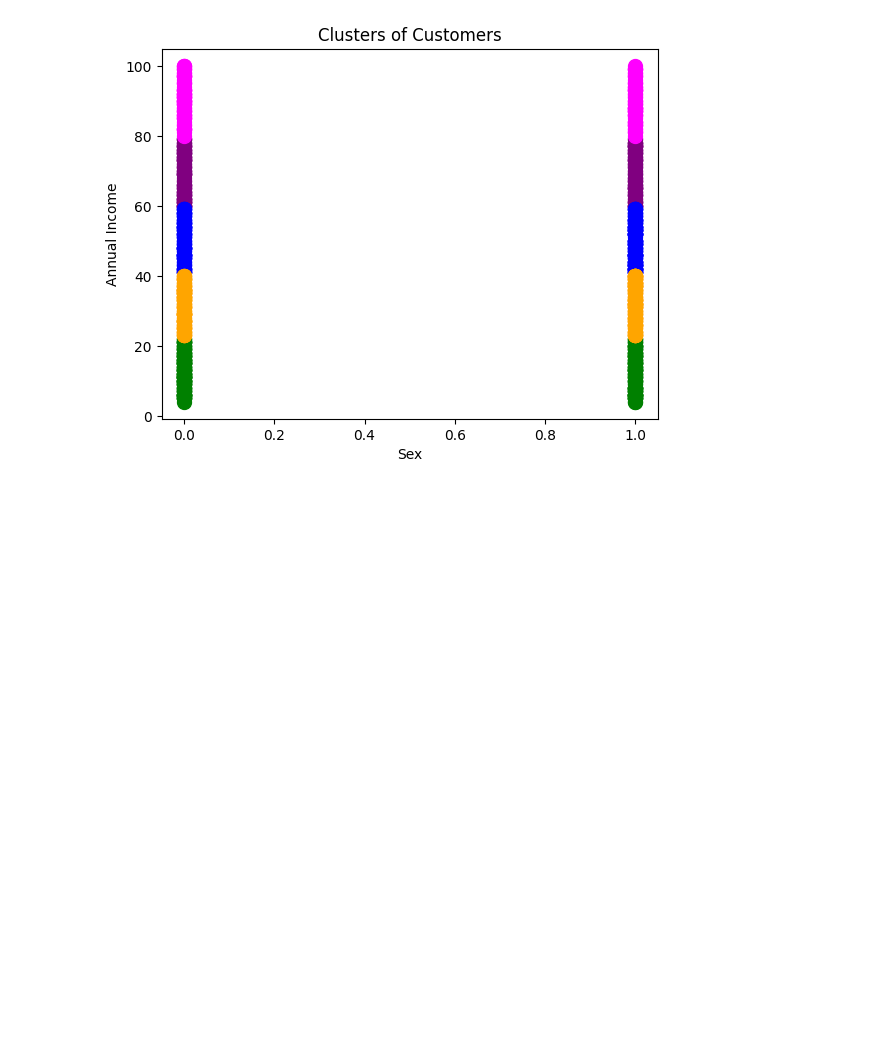
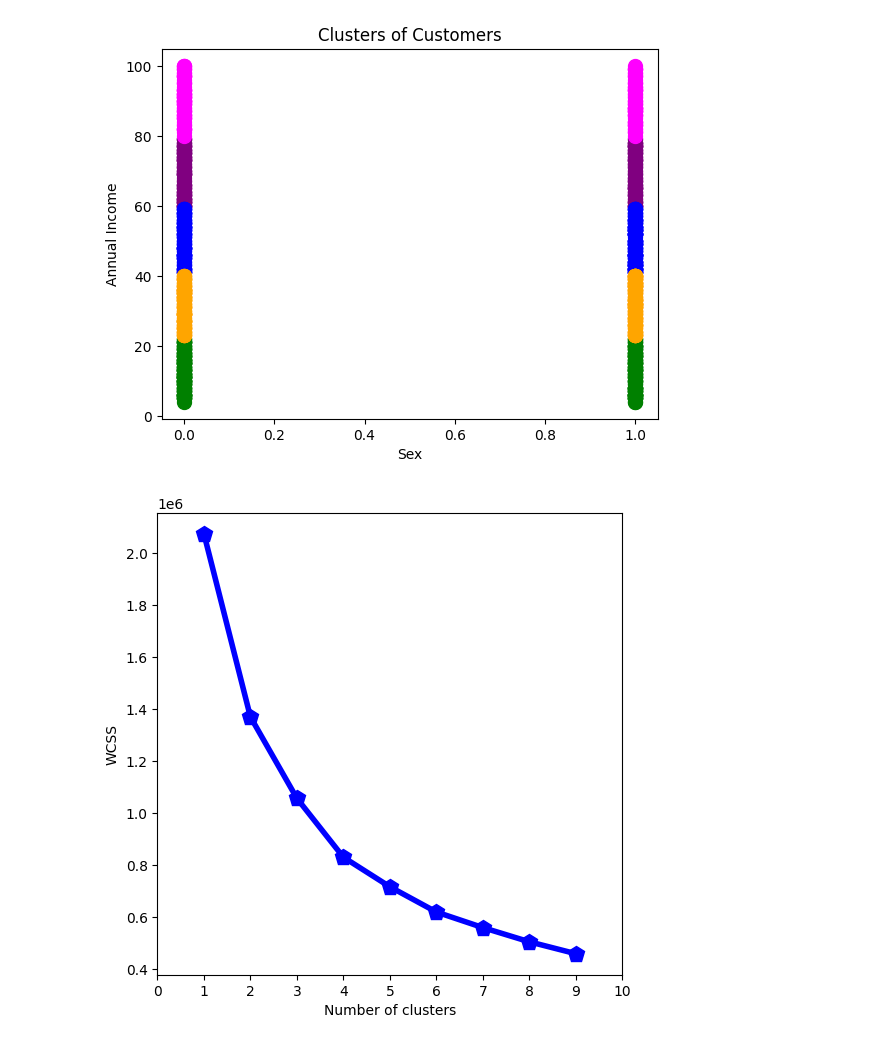
Before and after one commit to DavidC0011/MiniTermProject, a Jupyter notebook: MiniTermProject_KMeans.ipynb, the cells around one changed output. Cells and saved outputs as stored; diff of their text form; code cells hidden in the pictures; blank space fills up the shorter version.

```diff
--- a/MiniTermProject_KMeans.ipynb
+++ b/MiniTermProject_KMeans.ipynb
@@ -6,7 +10,9 @@ import matplotlib.pyplot as plt
 # %%
 #import data and create data frame
 df = pd.read_csv("Supermarket_Customers_data_v2.csv", delimiter=';')
-df['sex_factor'] = pd.factorize(df.Sex)[0]
+
+df.rename(columns = {'Spending Score (1-100): Score assigned by the shop based on customer behavior and spending nature':'Spending Score (1-100)'}, inplace = True)
+df["Sex"]=np.where(df["Sex"]=="Male",0,1)
 # %%
 #Elbow method for identifying the optimal k for the algorithm
 X = df.iloc[:,[3,4]].values
@@ -147,3 +153,17 @@ plt.ylabel('Annual Income')
 plt.show()
 # %% [output]
 [figure]
+# %%
+WCSS = []
+for i in range(1,10):
+    model = KMeans(n_clusters = i,init = 'k-means++')
+    model.fit(x)
+    WCSS.append(model.inertia_)
+fig = plt.figure(figsize = (6,6))
+plt.plot(range(1,10),WCSS, linewidth=4, markersize=12,marker='p',color = 'blue')
+plt.xticks(np.arange(11))
+plt.xlabel("Number of clusters")
+plt.ylabel("WCSS")
+plt.show()
+# %% [output]
+[figure, added]
```
Also changed, not shown: parts of 4 cells of this notebook.
